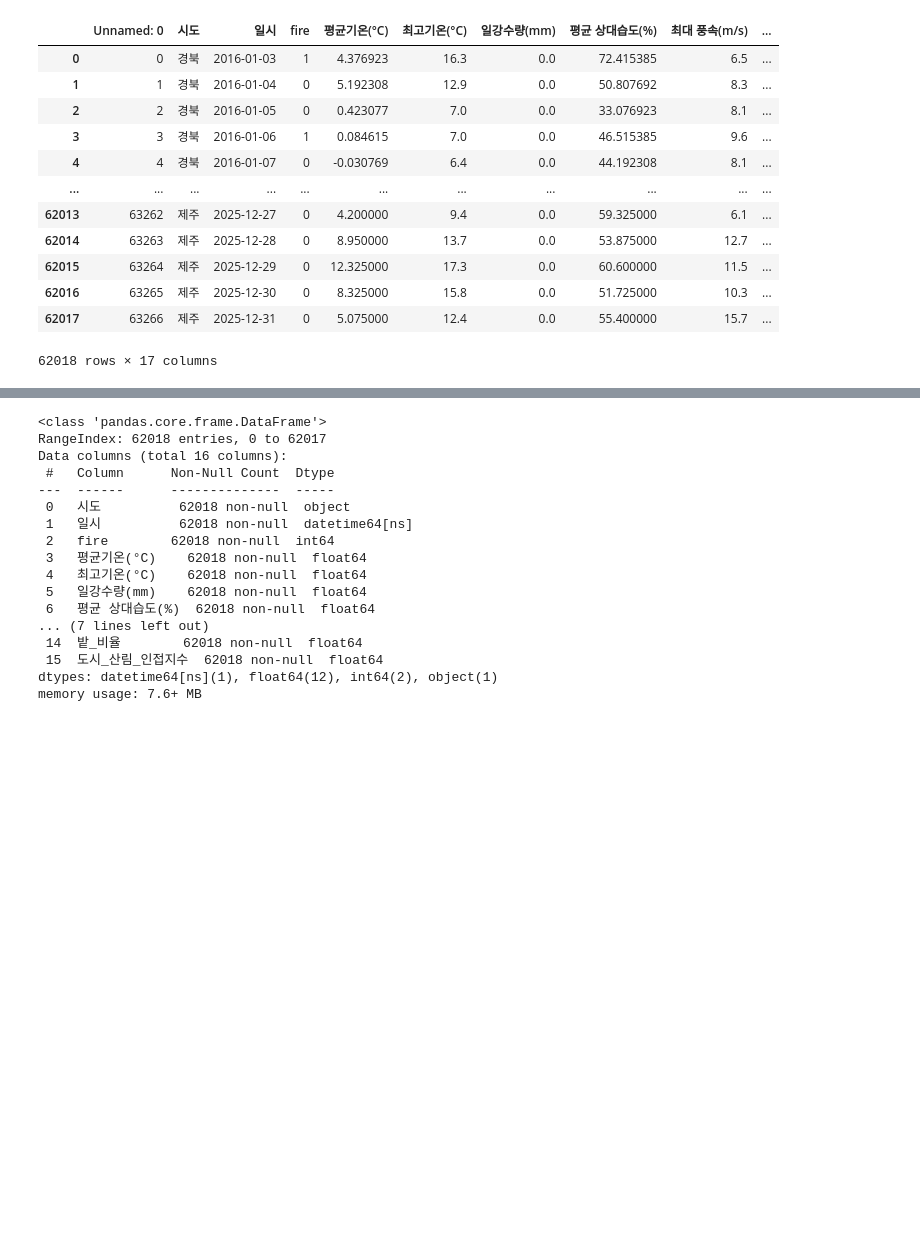
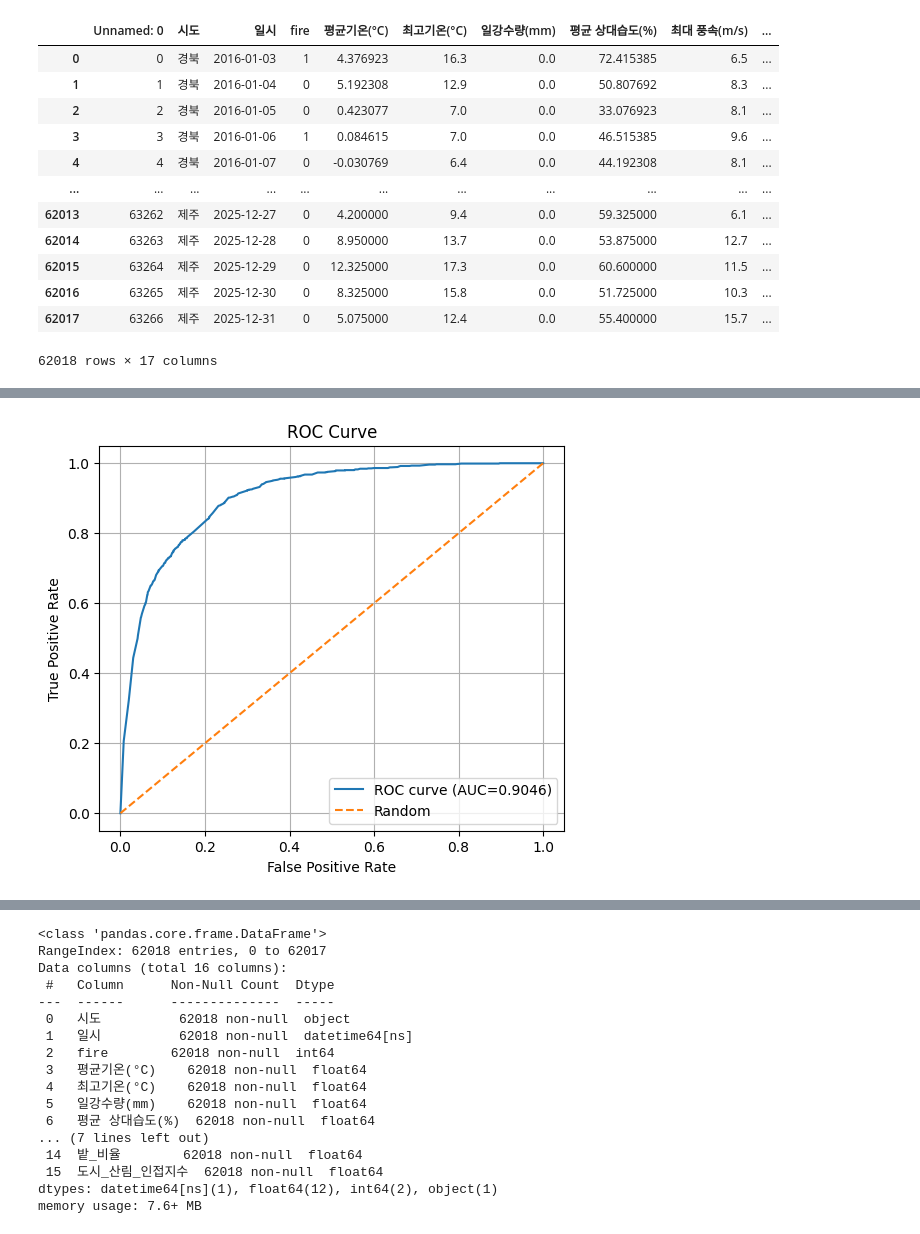
Before and after one commit to Encore-SKN-24/ML_MINI_1TEAM, a Jupyter notebook: model_xgboost.ipynb, the cells around one changed output, grey strips where cells are left out. Saved outputs shown, nothing was run; the diff lists cells and outputs as text; code cells hidden in the pictures; blank space fills up the shorter version.

```diff
--- a/model_xgboost.ipynb
+++ b/model_xgboost.ipynb
@@ -18,0 +179,99 @@ df
+# %%
+from sklearn.model_selection import train_test_split
+from sklearn.preprocessing import LabelEncoder
+from sklearn.preprocessing import StandardScaler
+from imblearn.over_sampling import SMOTE
+
+sc = StandardScaler()
+df = df.drop(['시도','일시','년도','최고기온(°C)', '최저기온(°C)'],axis=1)
+X = df.drop('fire',axis=1).to_numpy()
+y = df['fire'].to_numpy()
+
+X_train, X_test, y_train, y_test = train_test_split(X,y, random_state=42,test_size=0.2,stratify=y)
+# X_train_sc = sc.fit_transform(X_train)
+# X_test_sc = sc.transform(X_test)
+
+smote = SMOTE(random_state=42)
+X_resample, y_resample = smote.fit_resample(X_train,y_train)
+
+from xgboost import XGBClassifier
+
+xgb_clf = XGBClassifier(
+    n_estimators=10,
+    max_depth=3,
+    learning_rate=0.1,
+    random_state=0
+)
+
+xgb_clf.fit(X_resample,y_resample)
+
+print(xgb_clf.score(X_resample,y_resample))
+print(xgb_clf.score(X_test,y_test))
+
+from sklearn.metrics import accuracy_score, classification_report, recall_score, f1_score
+
+y_pred_train = xgb_clf.predict(X_train)
+y_pred_test = xgb_clf.predict(X_test)
+
+print(accuracy_score(y_test, y_pred_test))
+print(recall_score(y_test, y_pred_test))
+
+print(f1_score(y_test, y_pred_test))
+print(classification_report(y_test, y_pred_test))
+
+import matplotlib.pyplot as plt
+from sklearn.metrics import roc_curve, roc_auc_score
+
+# 1) 양성(클래스=1) 확률 예측
+y_score_test = xgb_clf.predict_proba(X_test)[:, 1]
+
+# 2) AUC 계산
+auc = roc_auc_score(y_test, y_score_test)
+print("ROC-AUC:", auc)
+
+# 3) ROC Curve 좌표 계산
+fpr, tpr, thresholds = roc_curve(y_test, y_score_test, pos_label=1)
+
+# 4) ROC Curve 그리기
+plt.figure(figsize=(6, 5))
+plt.plot(fpr, tpr, label=f"ROC curve (AUC={auc:.4f})")
+plt.plot([0, 1], [0, 1], linestyle="--", label="Random")
+plt.xlabel("False Positive Rate")
+plt.ylabel("True Positive Rate")
+plt.title("ROC Curve")
+plt.legend()
+plt.grid(True)
+plt.show()
+
+from sklearn.model_selection import GridSearchCV, StratifiedKFold
+
+params = {
+    "n_estimators": [100, 300, 500, 700, 1000],
+    "max_depth": [3, 5, 7, 9, 11],
+    "learning_rate": [0.01, 0.03, 0.05, 0.1],
+}
+
+cv = StratifiedKFold(n_splits=5, shuffle=True, random_state=42)
+
+grid_search = GridSearchCV(
+    xgb_clf,
+    params,
+    cv=cv,
+    scoring="f1",
+    n_jobs=-1,
+    verbose=1
+)
+
+# ✅ 수정: SMOTE 적용된 데이터로 GridSearch
+grid_search.fit(X_resample, y_resample)
+
+print(grid_search.best_params_)
+print(grid_search.best_score_)
+
+# 최적 모델로 테스트 평가
+best_model = grid_search.best_estimator_
+y_pred_best = best_model.predict(X_test)
+print("Best model test F1:", f1_score(y_test, y_pred_best))
+print("Best model test recall:", recall_score(y_test, y_pred_best))
+print(classification_report(y_test, y_pred_best))
+# %% [output]
@@ -18,0 +293 @@ df
+[figure, added]
```
Also changed, not shown: parts of 3 cells of this notebook, 2 other files.
